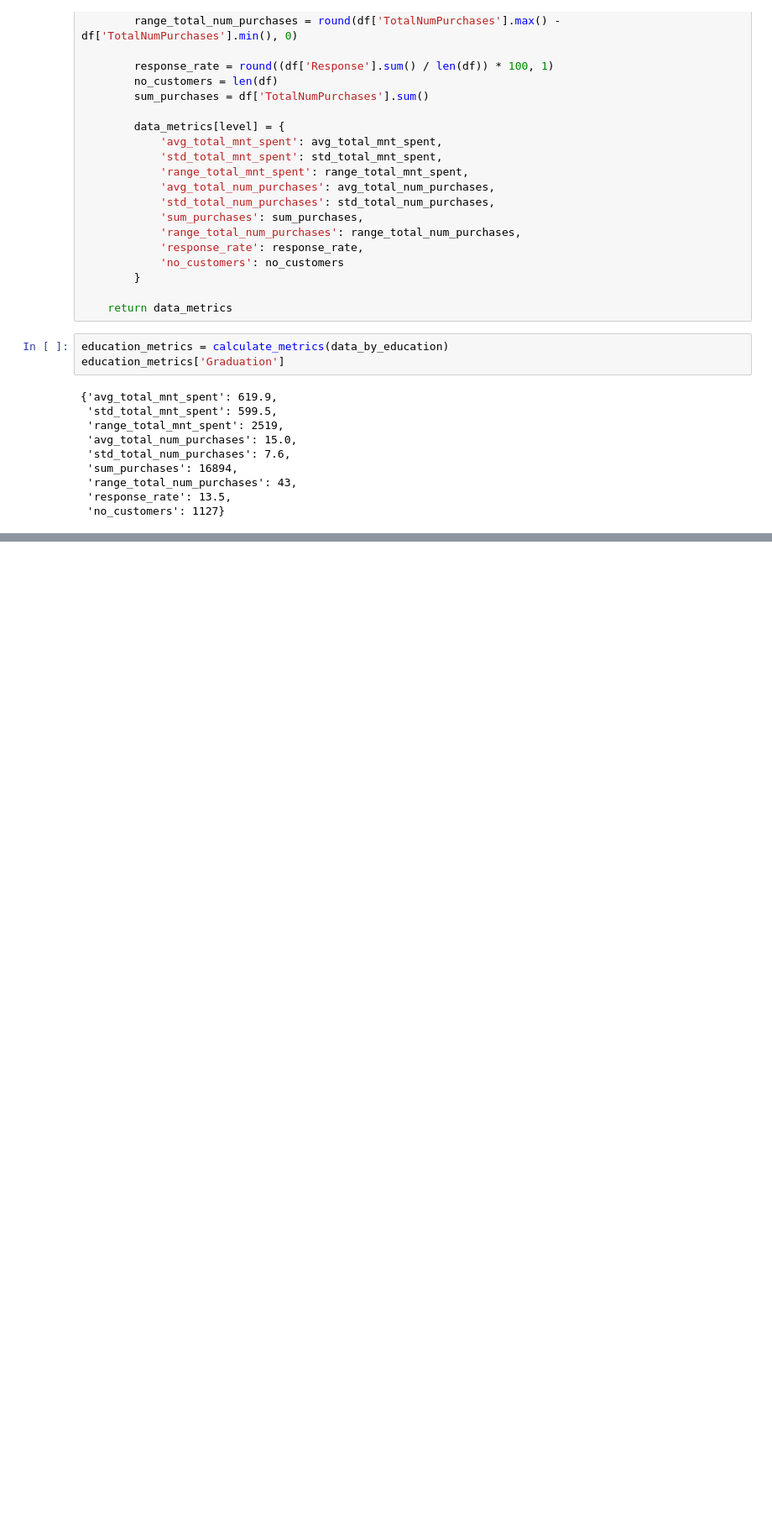
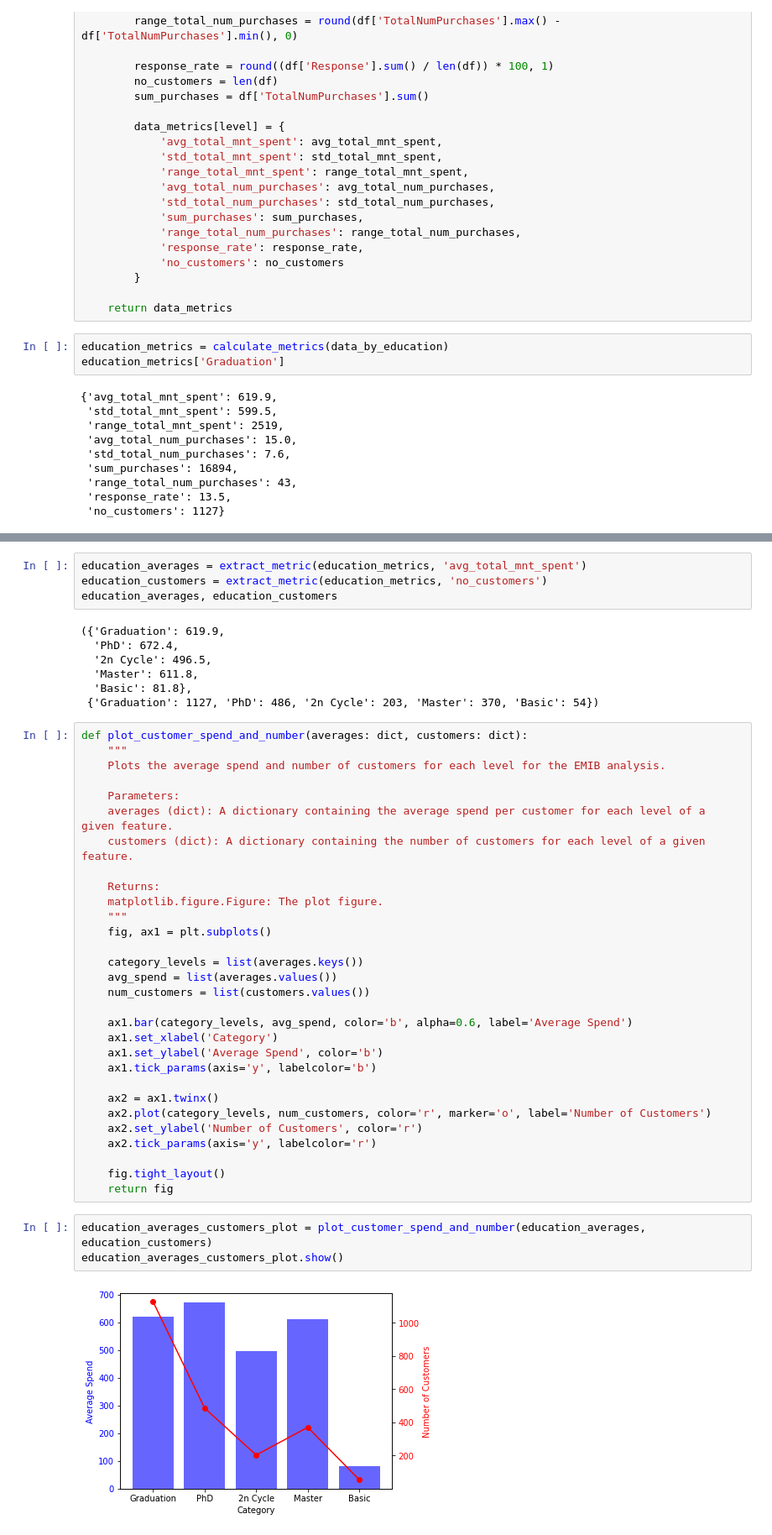
Before and after one commit to cameroncochrane/md_streamlit, a Jupyter notebook: Function_Creation.ipynb, the cells around one changed output, grey strips where cells are left out. Shown at 84% size. Drawn from its saved outputs; the diff is of its cells as text; blank space fills up the shorter version.

```diff
--- a/Function_Creation.ipynb
+++ b/Function_Creation.ipynb
@@ -168,0 +271,46 @@ education_metrics['Graduation']
+# %%
+education_averages = extract_metric(education_metrics, 'avg_total_mnt_spent')
+education_customers = extract_metric(education_metrics, 'no_customers')
+education_averages, education_customers
+# %% [output]
+({'Graduation': 619.9,
+  'PhD': 672.4,
+  '2n Cycle': 496.5,
+  'Master': 611.8,
+  'Basic': 81.8},
+ {'Graduation': 1127, 'PhD': 486, '2n Cycle': 203, 'Master': 370, 'Basic': 54})
+# %%
+def plot_customer_spend_and_number(averages: dict, customers: dict):
+    """
+    Plots the average spend and number of customers for each level for the EMIB analysis.
+
+    Parameters:
+    averages (dict): A dictionary containing the average spend per customer for each level of a given feature.
+    customers (dict): A dictionary containing the number of customers for each level of a given feature.
+
+    Returns:
+    matplotlib.figure.Figure: The plot figure.
+    """
+    fig, ax1 = plt.subplots()
+
+    category_levels = list(averages.keys())
+    avg_spend = list(averages.values())
+    num_customers = list(customers.values())
+
+    ax1.bar(category_levels, avg_spend, color='b', alpha=0.6, label='Average Spend')
+    ax1.set_xlabel('Category')
+    ax1.set_ylabel('Average Spend', color='b')
+    ax1.tick_params(axis='y', labelcolor='b')
+
+    ax2 = ax1.twinx()
+    ax2.plot(category_levels, num_customers, color='r', marker='o', label='Number of Customers')
+    ax2.set_ylabel('Number of Customers', color='r')
+    ax2.tick_params(axis='y', labelcolor='r')
+
+    fig.tight_layout()
+    return fig
+# %%
+education_averages_customers_plot = plot_customer_spend_and_number(education_averages, education_customers)
+education_averages_customers_plot.show()
+# %% [output]
+[figure, added]
```
Also changed, not shown: parts of 21 cells of this notebook, 2 other files.
